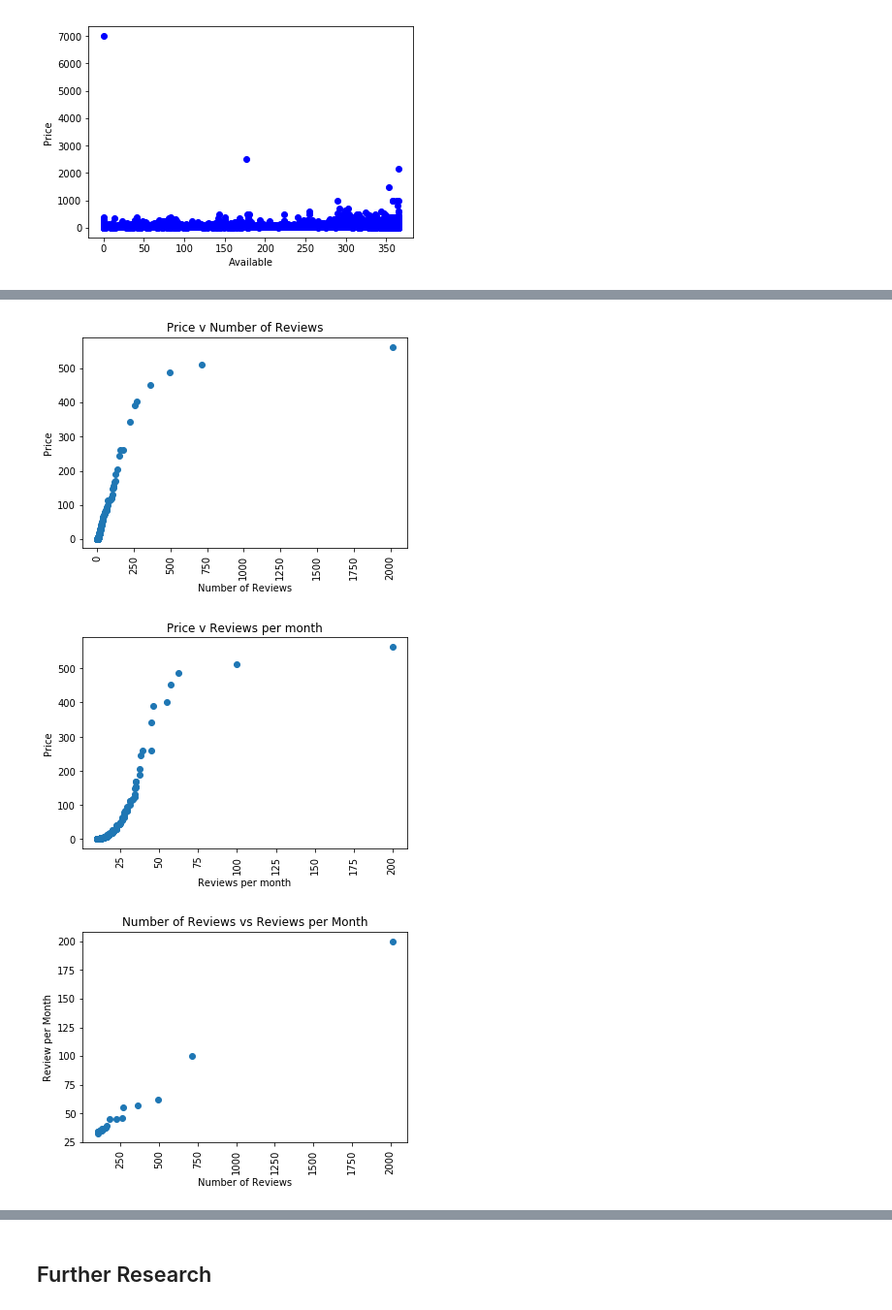
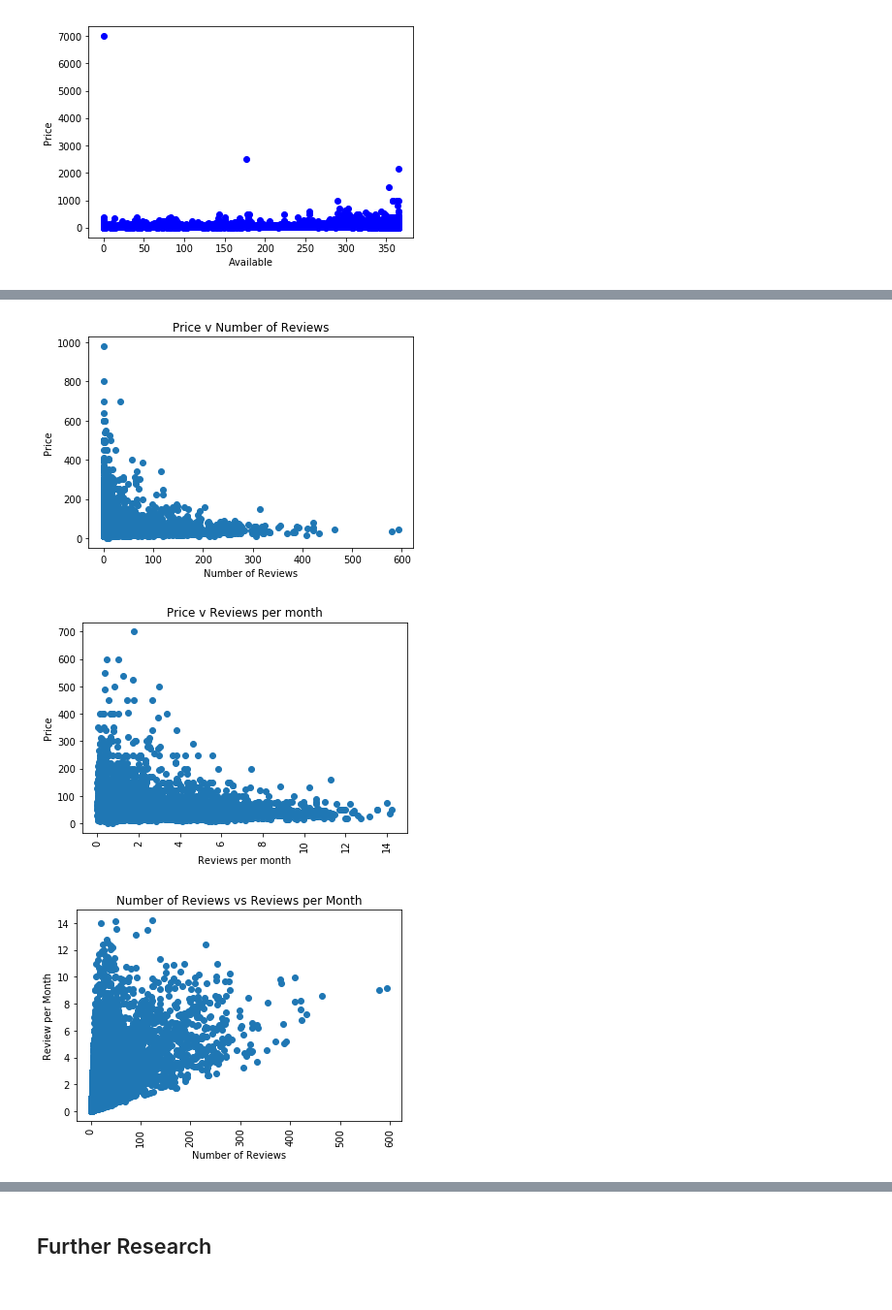
Before and after one commit to emett75/Unit-1-Capstone, a Jupyter notebook: Unit 1 Capstone.ipynb, the cells around one changed output, grey strips where cells are left out. Shown: that part at 97% size. Drawn from its saved outputs; the diff is of its cells as text; code cells hidden in the pictures.

```diff
--- a/Unit 1 Capstone.ipynb
+++ b/Unit 1 Capstone.ipynb
@@ -189,16 +281,13 @@ plt.show()
 # %%
-plt.scatter(athens.number_of_reviews.value_counts().head(250).values, athens.price.value_counts().head(250).values)
-plt.xticks(rotation=90)
+plt.scatter(athens_budget.number_of_reviews, athens_budget.price)
 plt.title('Price v Number of Reviews')
 plt.xlabel('Number of Reviews')
 plt.ylabel('Price')
 plt.show()
-#The number of reviews is higher for the lower priced units. This makes sense, because they are used more than the
-#higher prices units, therefore, more people are renting them - more people = more reviews.
 # %% [output]
-[figure, old version]
+[figure, new version]
 # %%
-plt.scatter(athens.reviews_per_month.value_counts().head(250).values, athens.price.value_counts().head(250).values)
+plt.scatter(athens_budget.reviews_per_month, athens_budget.price)
 plt.xticks(rotation=90)
 plt.title('Price v Reviews per month')
 plt.xlabel('Reviews per month')
@@ -206,13 +295,13 @@ plt.ylabel('Price')
 plt.show()
 #This data is very similar to the plot abovem, which makes sense.
 # %% [output]
-[figure, old version]
+[figure, new version]
 # %%
-plt.scatter(athens.number_of_reviews.value_counts().head(20).values, athens.reviews_per_month.value_counts().head(20).values)
+plt.scatter(athens_budget.number_of_reviews, athens_budget.reviews_per_month)
 plt.xticks(rotation=90)
 plt.title('Number of Reviews vs Reviews per Month')
 plt.xlabel('Number of Reviews')
 plt.ylabel('Review per Month')
 plt.show()
 # %% [output]
-[figure, old version]
+[figure, new version]
```
Also changed, not shown: parts of 23 cells of this notebook.
